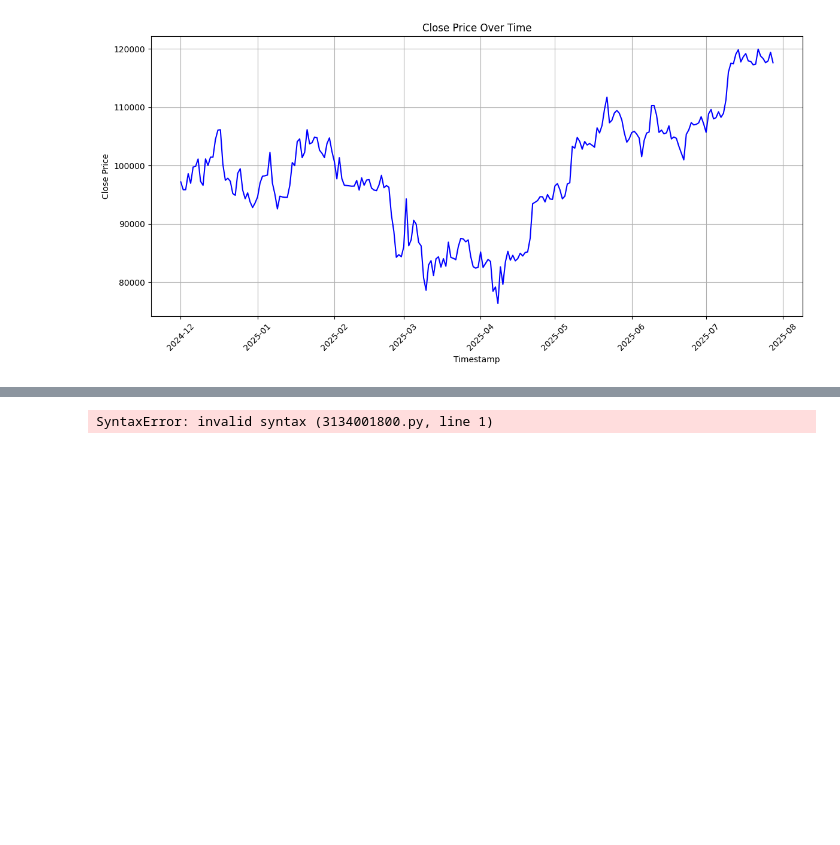
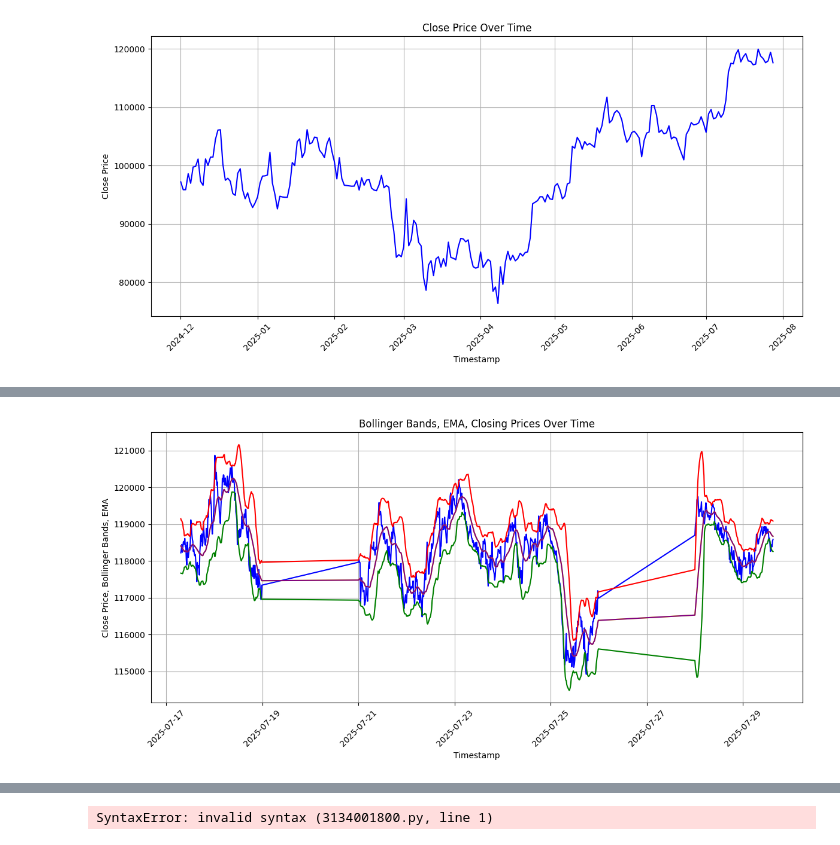
Before and after one commit to makavelli3145/TestingExercises, a Jupyter notebook: testing_utils.ipynb, the cells around one changed output, grey strips where cells are left out. Drawn from its saved outputs; the diff is of its cells as text; code cells hidden in the pictures; blank space fills up the shorter version.

```diff
--- a/testing_utils.ipynb
+++ b/testing_utils.ipynb
@@ -95,3 +94,7 @@ plt.tight_layout()
 plt.show()
 # %% [output]
 [figure]
+# %%
+# Load the data
+indicators = pd.read_csv('SmartDataExport.csv')
+indicators.head(10)
@@ -97,0 +113,19 @@ plt.show()
+# %%
+
+# Plot
+plt.figure(figsize=(12, 6))
+plt.plot(indicators['Timestamp'], indicators['Close'], label='Close Price', color='blue')
+plt.plot(indicators['Timestamp'], indicators['BB_Upper'], label='BB_Upper', color='red')
+plt.plot(indicators['Timestamp'], indicators['BB_Mid'], label='BB_Mid', color='yellow')
+plt.plot(indicators['Timestamp'], indicators['BB_Lower'], label='BB_Lower', color='green')
+plt.plot(indicators['Timestamp'], indicators['MA(20,SMA)'], label='MA(20,SMA)', color='purple')
+
+plt.title('Bollinger Bands, EMA, Closing Prices Over Time')
+plt.xlabel('Timestamp')
+plt.ylabel('Close Price, Bollinger Bands, EMA')
+plt.grid(True)
+plt.xticks(rotation=45)
+plt.tight_layout()
+plt.show()
+# %% [output]
+[figure, added]
```
Also changed, not shown: parts of 4 cells of this notebook, 1 other file.
